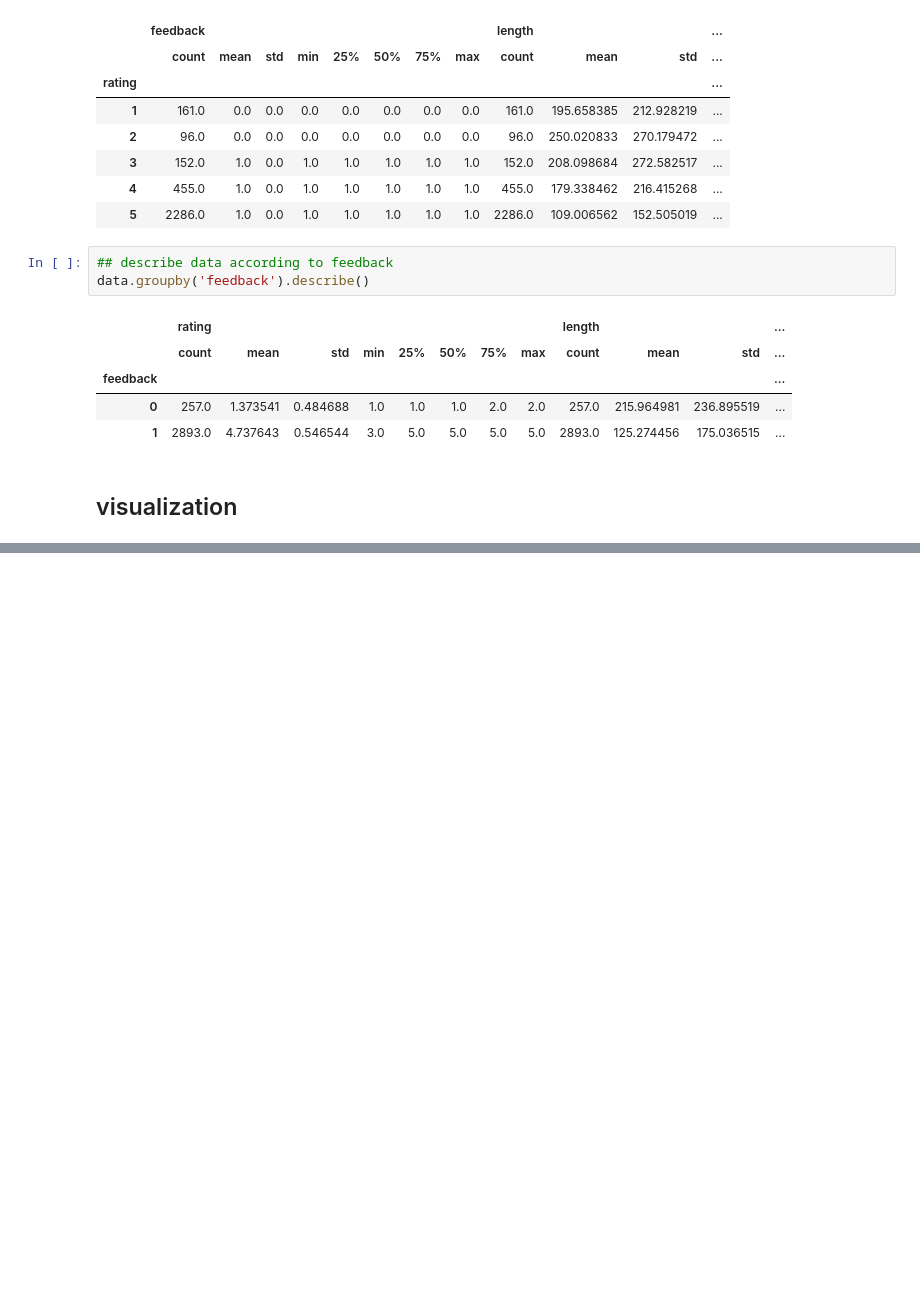
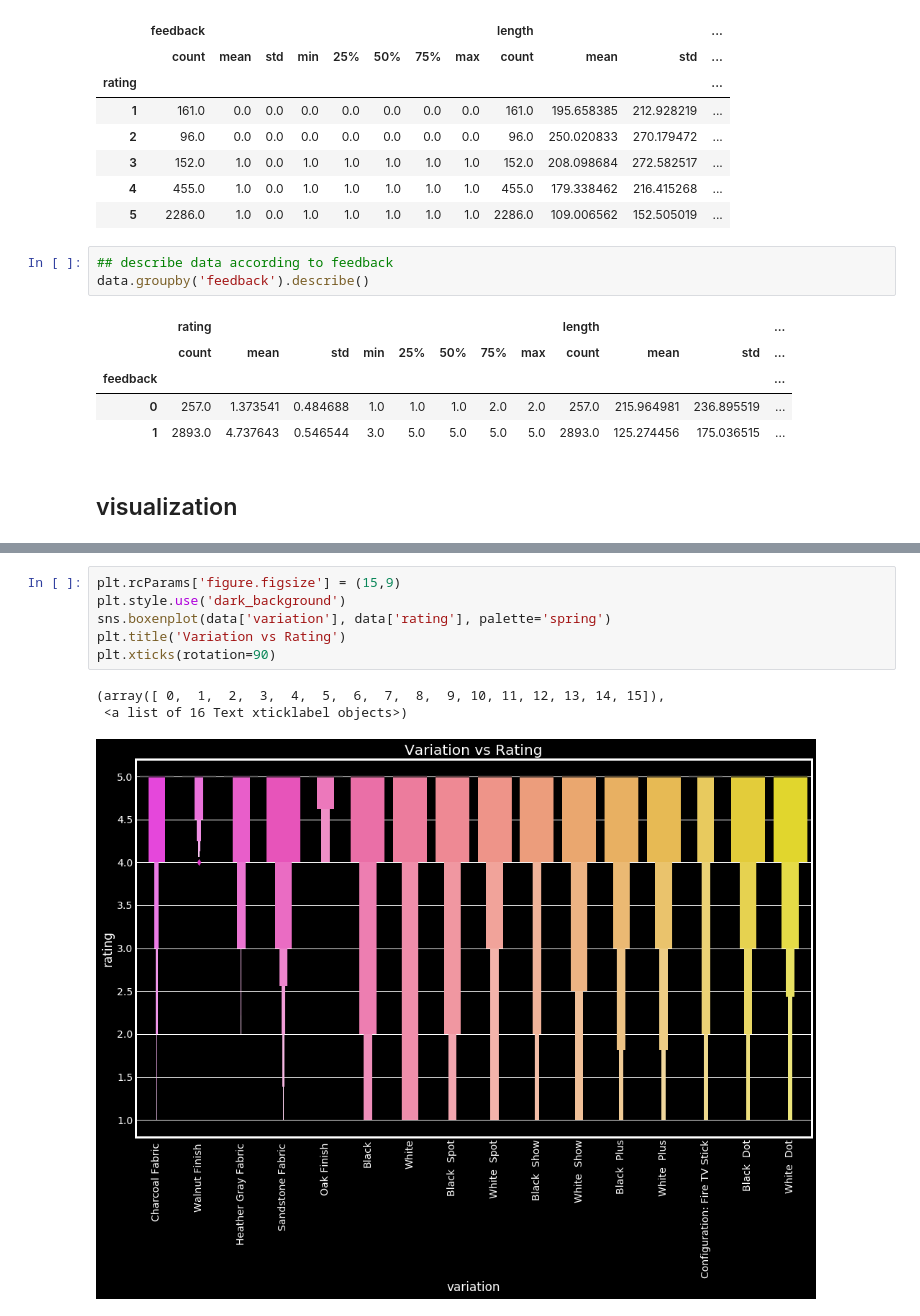
Before and after one commit to mojtaba-peyrovi/kaggle-code-along, a Jupyter notebook: alexa-review-nlp/analysis/analysis.ipynb, the cells around one changed output, grey strips where cells are left out. Drawn from its saved outputs; the diff is of its cells as text; blank space fills up the shorter version.

```diff
--- a/alexa-review-nlp/analysis/analysis.ipynb
+++ b/alexa-review-nlp/analysis/analysis.ipynb
@@ -118,0 +153,10 @@ array([[0.        , 0.        , 0.        , 1.        ],
+# %%
+plt.rcParams['figure.figsize'] = (15,9)
+plt.style.use('dark_background')
+sns.boxenplot(data['variation'], data['rating'], palette='spring')
+plt.title('Variation vs Rating')
+plt.xticks(rotation=90)
+# %% [output]
+(array([ 0,  1,  2,  3,  4,  5,  6,  7,  8,  9, 10, 11, 12, 13, 14, 15]),
+ <a list of 16 Text xticklabel objects>)
+[figure, added]
```
Also changed, not shown: parts of 22 cells of this notebook, 2 other files.
